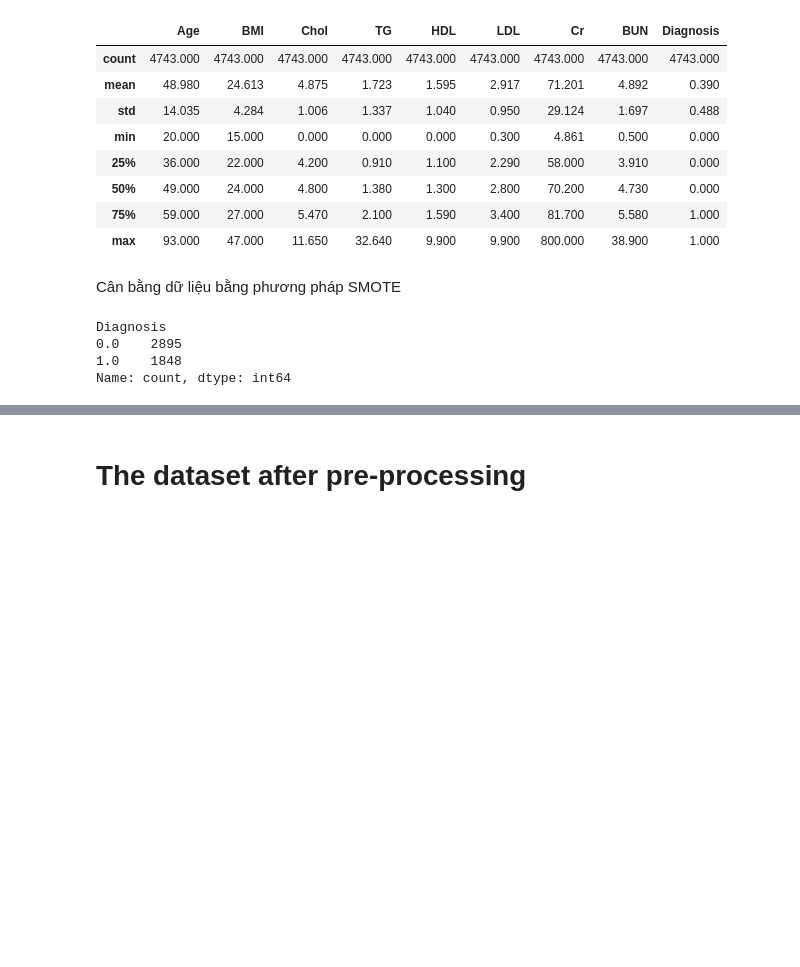
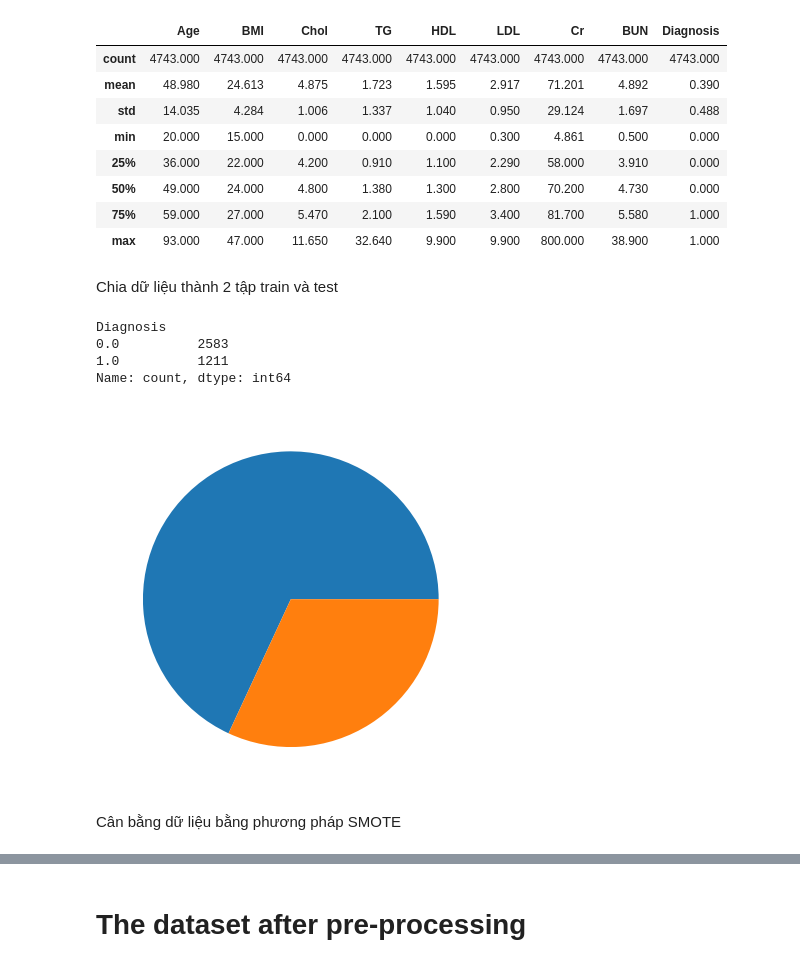
Before and after one commit to tathithienthanh/DataAnalysis_Diagnosis-of-diabetes-based-on-data-set-of-blood-test-result, a Jupyter notebook: PTDL_BTL.ipynb, the cells around one changed output, grey strips where cells are left out. Saved outputs shown, nothing was run; the diff lists cells and outputs as text; code cells hidden in the pictures; blank space fills up the shorter version.

```diff
--- a/PTDL_BTL.ipynb
+++ b/PTDL_BTL.ipynb
@@ -471,12 +471,42 @@ df.describe().round(3)
 | 50% | 49.000 | 24.000 | 4.800 | 1.380 | 1.300 | 2.800 | 70.200 | 4.730 | 0.000 |
 | 75% | 59.000 | 27.000 | 5.470 | 2.100 | 1.590 | 3.400 | 81.700 | 5.580 | 1.000 |
 | max | 93.000 | 47.000 | 11.650 | 32.640 | 9.900 | 9.900 | 800.000 | 38.900 | 1.000 |
+# %% [markdown]
+Chia dữ liệu thành 2 tập train và test
+# %%
+label = df['Diagnosis']
+n = round(len(df) * 10 / 100)
+
+df_test = df.iloc[:n + 1]
+df_valid = df.iloc[n + 1: n * 2 + 1]
+df_train = df.iloc[n * 2 + 1:]
+
+df_valid = df_valid.reset_index()
+df_valid = df_valid.drop(df_valid.columns[0], axis = 1)
+
+df_train = df_train.reset_index()
+df_train = df_train.drop(df_train.columns[0], axis = 1)
+
+label_test = label.iloc[:n + 1]
+label_valid = label.iloc[n + 1 : n * 2 + 1]
+label_train = label.iloc[n * 2 + 1:]
+
+label_valid = label_valid.reset_index()
+label_valid = label_valid.drop(label_valid.columns[0], axis = 1)
+
+label_train = label_train.reset_index()
+label_train = label_train.drop(label_train.columns[0], axis = 1)
+# %%
+label_train.value_counts()
+# %% [output]
+Diagnosis
+0.0          2583
+1.0          1211
+Name: count, dtype: int64
+# %%
+plt.pie(label_train.value_counts())
+plt.show()
+# %% [output]
+[figure, added]
 # %% [markdown]
 Cân bằng dữ liệu bằng phương pháp SMOTE
-# %%
-df['Diagnosis'].value_counts()
-# %% [output]
-Diagnosis
-0.0    2895
-1.0    1848
-Name: count, dtype: int64
```
Also changed, not shown: parts of 51 cells of this notebook.
